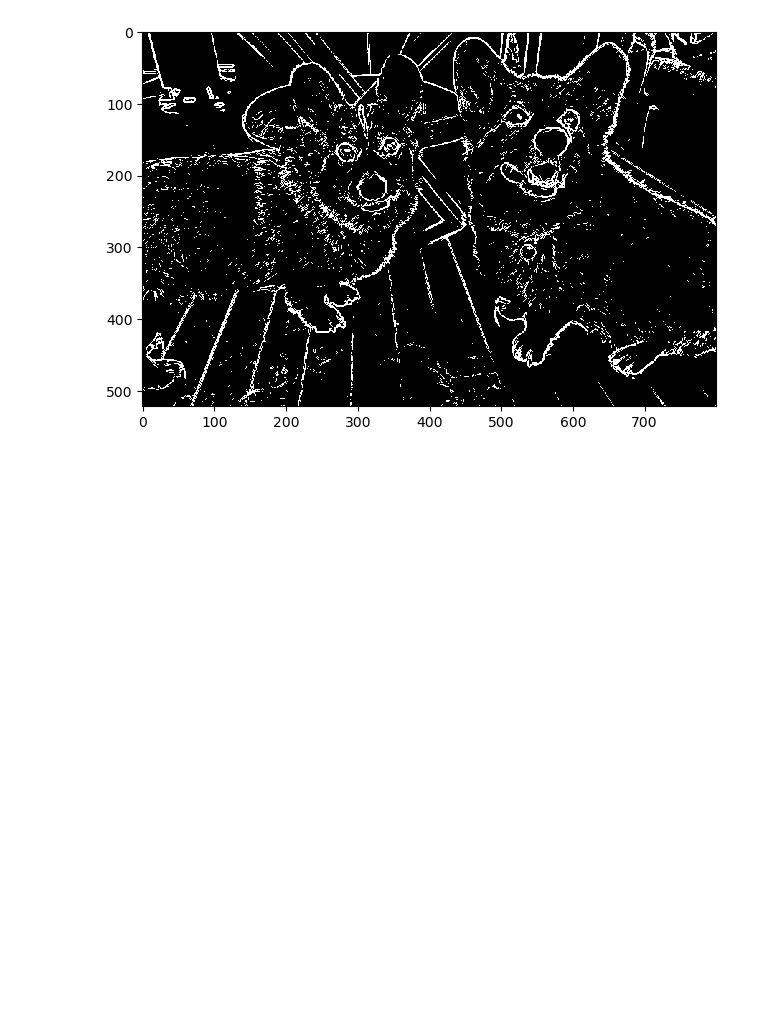
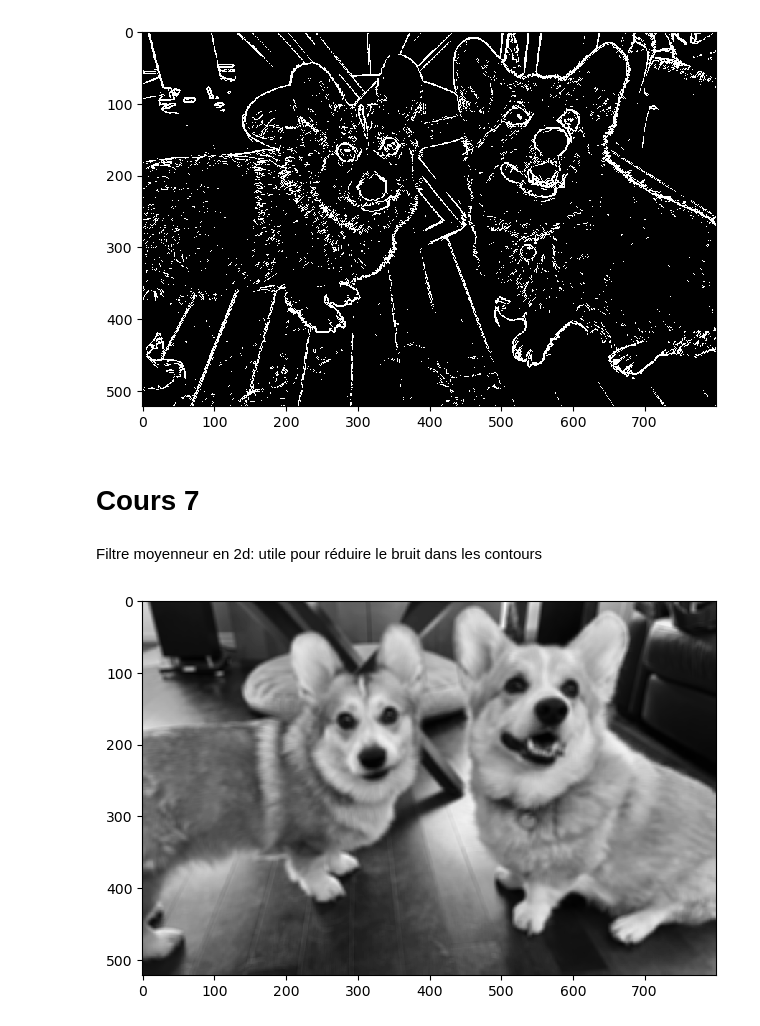
Before and after one commit to Zach3292/Calcul3, a Jupyter notebook: Note de cours.ipynb, the cells around one changed output. Cells and saved outputs as stored; diff of their text form; code cells hidden in the pictures; blank space fills up the shorter version.

Commit message:
Cours 7

```diff
--- a/Note de cours.ipynb
+++ b/Note de cours.ipynb
@@ -662,11 +662,36 @@ norme = np.zeros_like(corgis)
 norme = np.sqrt(dadx**2 + dady**2)
 
 norme = norme / norme.max()
-for i in range(norme.shape[0]):
-    for j in range(norme.shape[1]):
-        norme[i, j] = 255 if norme[i, j] > seuil else 0
+norme = norme > seuil
+norme = norme * 255
 
 ski.imshow(norme.astype(np.uint8), cmap = 'gray')
 ski.show()
 # %% [output]
 [figure]
+# %% [markdown]
+# Cours 7
+# %% [markdown]
+Filtre moyenneur en 2d:
+utile pour réduire le bruit dans les contours
+# %%
+import numpy as np
+import skimage.io as ski
+
+corgis = ski.imread('dataset/corgis.png')
+output = np.zeros_like(corgis)
+
+m = 3
+
+for i in range(corgis.shape[0]):
+        for j in range(corgis.shape[1]):
+            debut_i = max(0, i - m)
+            fin_i = min(corgis.shape[0]-1, i + m)
+            debut_j = max(0, j - m)
+            fin_j = min(corgis.shape[1]-1, j + m)
+            output[i, j] = np.mean(corgis[debut_i:fin_i+1, debut_j:fin_j+1])
+
+ski.imshow(output, cmap = 'gray')
+ski.show()
+# %% [output]
+[figure, added]
```
Also changed, not shown: 5 other files.
